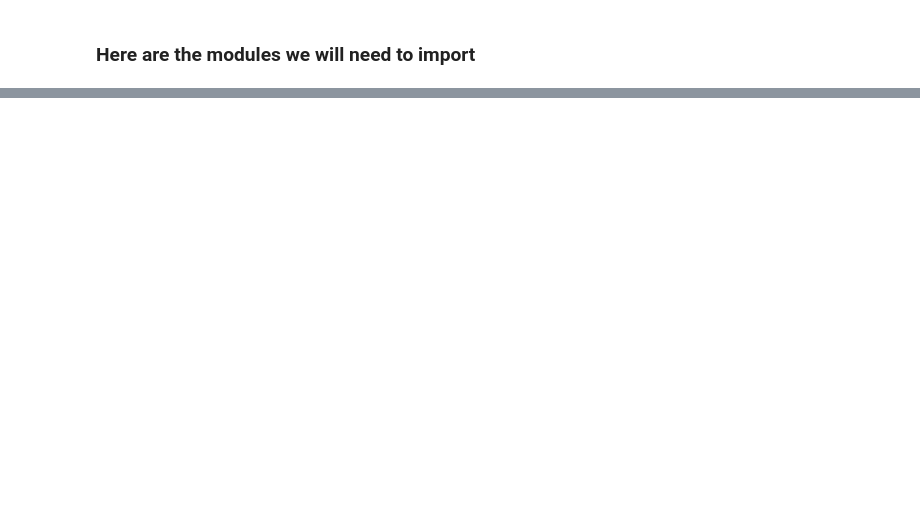
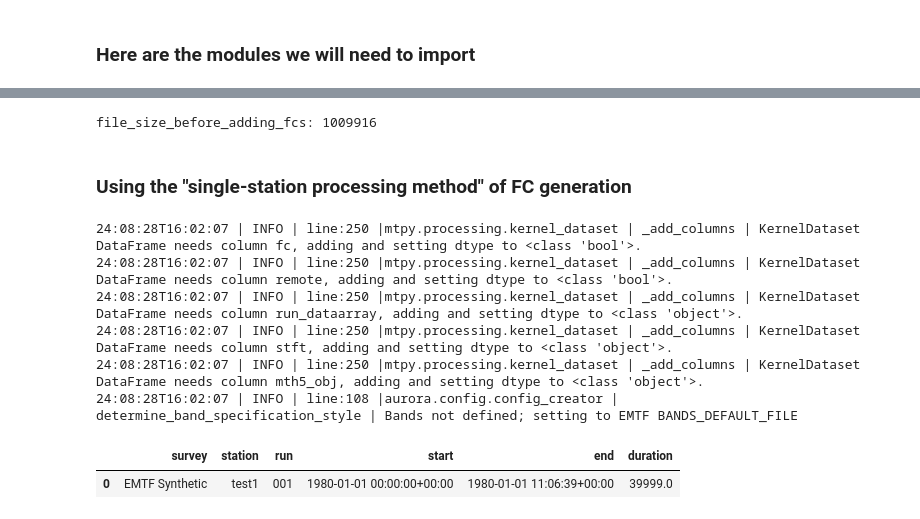
Before and after one commit to simpeg-research/earthscope-mt-course, a Jupyter notebook: notebooks/aurora/02_synthetic_data_processing.ipynb, the cells around one changed output, grey strips where cells are left out. Drawn from its saved outputs; the diff is of its cells as text; code cells hidden in the pictures; blank space fills up the shorter version.

```diff
--- a/notebooks/aurora/02_synthetic_data_processing.ipynb
+++ b/notebooks/aurora/02_synthetic_data_processing.ipynb
@@ -154 +247,35 @@ for decimation in config.decimations:
+# %%
+file_size_before_adding_fcs = mth5_path.stat().st_size
+print(f"file_size_before_adding_fcs: {file_size_before_adding_fcs}")
+# %% [output]
+file_size_before_adding_fcs: 1009916
+# %% [markdown]
+### Using the "single-station processing method" of FC generation
+# %%
+# set  kernel_dataset to work on one station only
+kernel_dataset = KernelDataset()
+kernel_dataset.from_run_summary(run_summary, "test1", None)
+
+# Update the processing config
+
+cc = ConfigCreator()
+config = cc.create_from_kernel_dataset(kernel_dataset)
+
+# tell the config to save the FCs
+for dec in config.decimations:
+    dec.save_fcs = True
+    dec.save_fcs_type = "h5"
+
+# you can export the config to a json by uncommenting the following line
+# cfg_json = config.to_json()
+kernel_dataset.mini_summary
+# %% [output]
+24:08:28T16:02:07 | INFO | line:250 |mtpy.processing.kernel_dataset | _add_columns | KernelDataset DataFrame needs column fc, adding and setting dtype to <class 'bool'>.
+24:08:28T16:02:07 | INFO | line:250 |mtpy.processing.kernel_dataset | _add_columns | KernelDataset DataFrame needs column remote, adding and setting dtype to <class 'bool'>.
+24:08:28T16:02:07 | INFO | line:250 |mtpy.processing.kernel_dataset | _add_columns | KernelDataset DataFrame needs column run_dataarray, adding and setting dtype to <class 'object'>.
+24:08:28T16:02:07 | INFO | line:250 |mtpy.processing.kernel_dataset | _add_columns | KernelDataset DataFrame needs column stft, adding and setting dtype to <class 'object'>.
+24:08:28T16:02:07 | INFO | line:250 |mtpy.processing.kernel_dataset | _add_columns | KernelDataset DataFrame needs column mth5_obj, adding and setting dtype to <class 'object'>.
+24:08:28T16:02:07 | INFO | line:108 |aurora.config.config_creator | determine_band_specification_style | Bands not defined; setting to EMTF BANDS_DEFAULT_FILE
+|  | survey | station | run | start | end | duration |
+| 0 | EMTF Synthetic | test1 | 001 | 1980-01-01 00:00:00+00:00 | 1980-01-01 11:06:39+00:00 | 39999.0 |
 # %%
```
Also changed, not shown: parts of 77 cells of this notebook.
